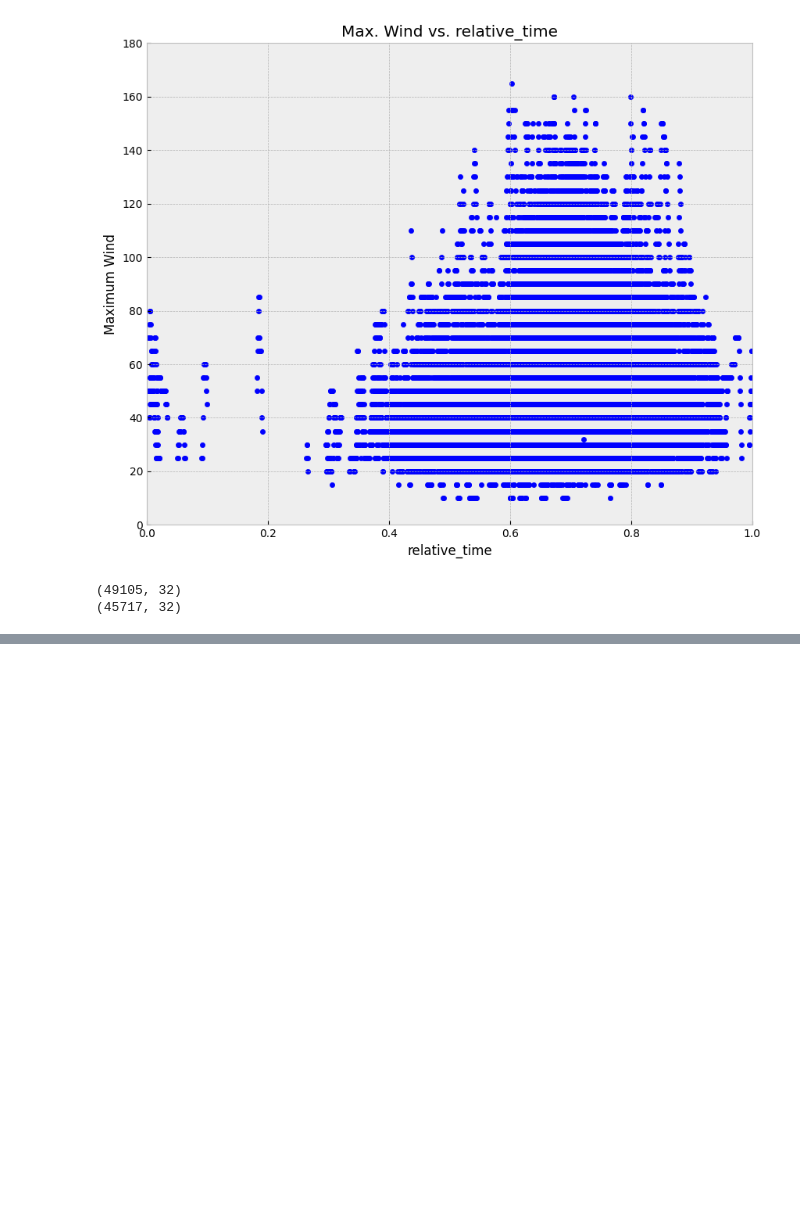
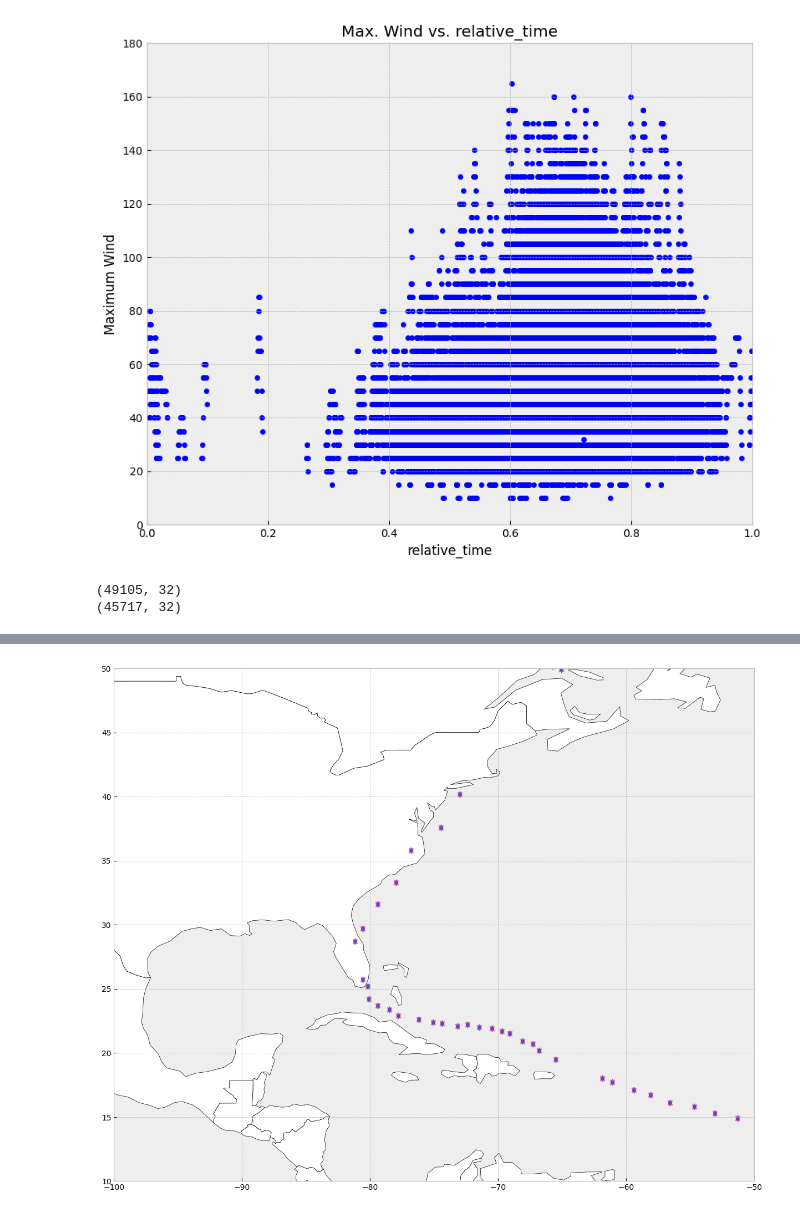
Before and after one commit to 5020hunter/Hurricane-Tracker---Final, a Jupyter notebook: hurricane_tracker.ipynb, the cells around one changed output, grey strips where cells are left out. Saved outputs shown, nothing was run; the diff lists cells and outputs as text; code cells hidden in the pictures; blank space fills up the shorter version.

```diff
--- a/hurricane_tracker.ipynb
+++ b/hurricane_tracker.ipynb
@@ -273,0 +350,35 @@ Predicting with 1 Input on 2 Outputs
+# %%
+last_x = gdf_pred["x"].iloc[0]
+last_y = gdf_pred["y"].iloc[0]
+coords = {"x": [], "y": [], "id": []}
+for i, row in df_pred.iterrows():
+    vector = np.array([0,1])
+    R = np.array([[np.cos(row.pred_direction), -np.sin(row.pred_direction)], [np.sin(row.pred_direction), np.cos(row.pred_direction)]])
+    vector = np.matmul(vector, R)
+    vector = vector/np.linalg.norm(vector)
+    vector *= row.pred_len
+    coords["x"].append(last_x+vector[0])
+    coords["y"].append(last_y+vector[1])
+    coords["id"].append(i)
+    last_x = row.real_x
+    last_y = row.real_y
+df_pred.loc[coords["id"], "pred_x"] = coords["x"]
+df_pred.loc[coords["id"], "pred_y"] = coords["y"]
+# %%
+df_pred["pred_Longitude"] = np.nan
+df_pred["real_Longitude"] = np.nan
+df_pred["pred_Latitude"] = np.nan
+df_pred["real_Latitude"] = np.nan
+latslongs = {"pred_Longitude": [], "real_Longitude": [], "pred_Latitude": [], "real_Latitude": [], "id": []}
+for i, row in df_pred.iterrows():
+    real_Latitude, real_Longitude = coords_to_latlong(row.real_x, row.real_y, lat_min, long_min, x_max, y_max)
+    latslongs["real_Latitude"].append(real_Latitude)
+    latslongs["real_Longitude"].append(real_Longitude)
+    pred_Latitude, pred_Longitude = coords_to_latlong(row.pred_x, row.pred_y, lat_min, long_min, x_max, y_max)
+    latslongs["pred_Latitude"].append(pred_Latitude)
+    latslongs["pred_Longitude"].append(pred_Longitude)
+    latslongs["id"].append(i)
+df_pred.loc[latslongs["id"], "real_Latitude"] = latslongs["real_Latitude"]
+df_pred.loc[latslongs["id"], "real_Longitude"] = latslongs["real_Longitude"]
+df_pred.loc[latslongs["id"], "pred_Latitude"] = latslongs["pred_Latitude"]
+df_pred.loc[latslongs["id"], "pred_Longitude"] = latslongs["pred_Longitude"]
@@ -273,0 +405,11 @@ Predicting with 1 Input on 2 Outputs
+# %%
+gdf_real = gpd.GeoDataFrame(df_pred,geometry=gpd.points_from_xy(df_pred.real_Longitude,df_pred.real_Latitude), crs={'init' :'epsg:3786'})
+gdf_pred = gpd.GeoDataFrame(df_pred,geometry=gpd.points_from_xy(df_pred.pred_Longitude,df_pred.pred_Latitude), crs={'init' :'epsg:3786'})
+# %%
+ax = world.plot(color="white", edgecolor="black", figsize=(25,12))
+_ = gdf_real.plot(ax=ax, c="r", marker="x", alpha=0.5)
+_ = gdf_pred.plot(ax=ax, c="b", marker="d", alpha=0.5)
+_ = plt.xlim(-100, -50)
+_ = plt.ylim(10, 50)
+# %% [output]
+[figure, added]
```
Also changed, not shown: parts of 13 cells of this notebook.
